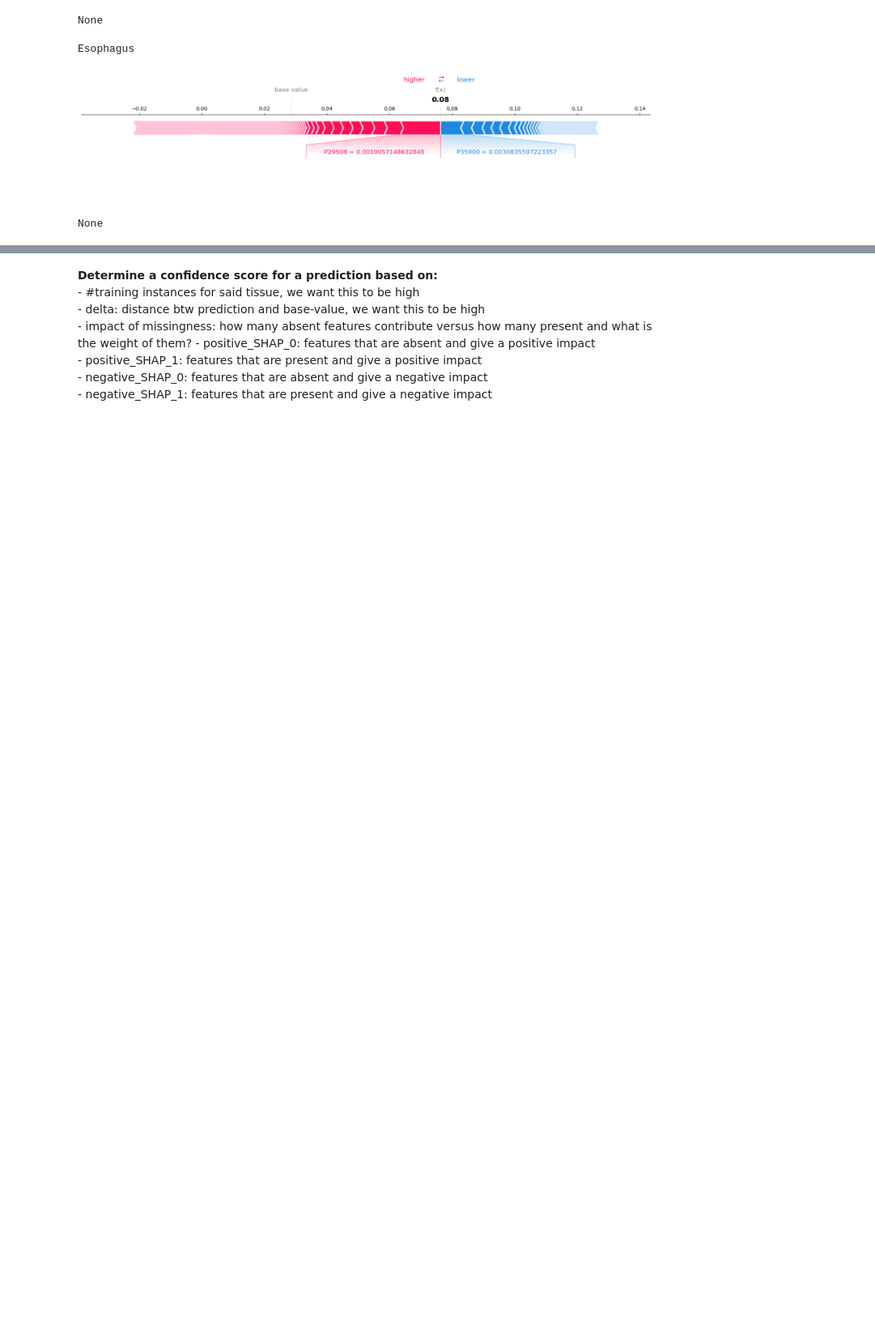
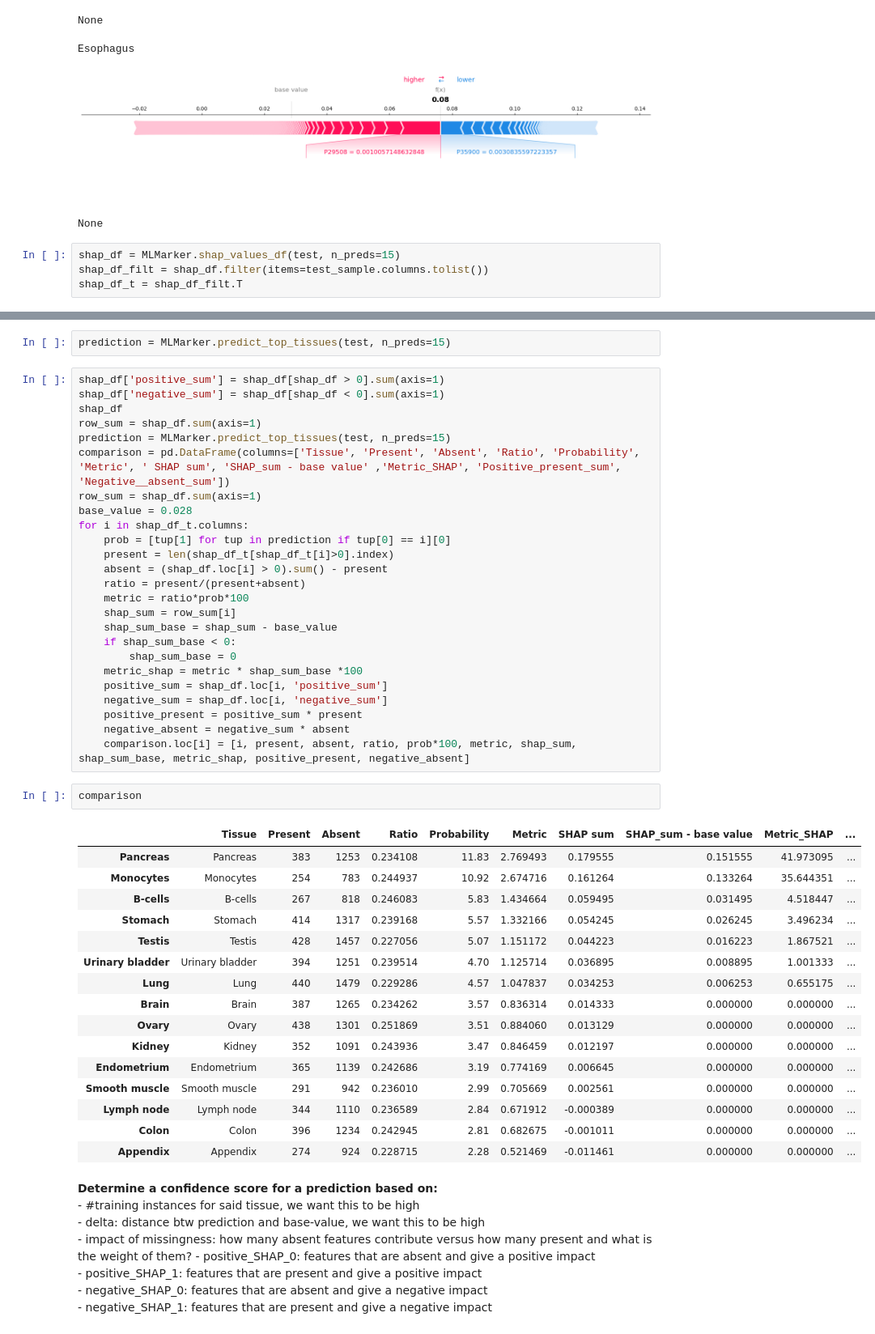
Before and after one commit to TineClaeys/MLMarker, a Jupyter notebook: test_notebook.ipynb, the cells around one changed output, grey strips where cells are left out. Shown at 81% size. Saved outputs shown, nothing was run; the diff lists cells and outputs as text; blank space fills up the shorter version.

Commit message:
Updated model and adjusted SHAP values

```diff
--- a/test_notebook.ipynb
+++ b/test_notebook.ipynb
@@ -95,3 +96,7 @@ None
 Esophagus
 [figure]
 None
+# %%
+shap_df = MLMarker.shap_values_df(test, n_preds=15)
+shap_df_filt = shap_df.filter(items=test_sample.columns.tolist())
+shap_df_t = shap_df_filt.T
@@ -98,3 +124,49 @@ None
+# %%
+prediction = MLMarker.predict_top_tissues(test, n_preds=15)
+# %%
+shap_df['positive_sum'] = shap_df[shap_df > 0].sum(axis=1)
+shap_df['negative_sum'] = shap_df[shap_df < 0].sum(axis=1)
+shap_df
+row_sum = shap_df.sum(axis=1)
+prediction = MLMarker.predict_top_tissues(test, n_preds=15)
+comparison = pd.DataFrame(columns=['Tissue', 'Present', 'Absent', 'Ratio', 'Probability', 'Metric', ' SHAP sum', 'SHAP_sum - base value' ,'Metric_SHAP', 'Positive_present_sum', 'Negative__absent_sum'])
+row_sum = shap_df.sum(axis=1)
+base_value = 0.028
+for i in shap_df_t.columns:
+    prob = [tup[1] for tup in prediction if tup[0] == i][0]
+    present = len(shap_df_t[shap_df_t[i]>0].index)
+    absent = (shap_df.loc[i] > 0).sum() - present
+    ratio = present/(present+absent)
+    metric = ratio*prob*100
+    shap_sum = row_sum[i]
+    shap_sum_base = shap_sum - base_value
+    if shap_sum_base < 0:
+        shap_sum_base = 0
+    metric_shap = metric * shap_sum_base *100
+    positive_sum = shap_df.loc[i, 'positive_sum']
+    negative_sum = shap_df.loc[i, 'negative_sum']
+    positive_present = positive_sum * present
+    negative_absent = negative_sum * absent
+    comparison.loc[i] = [i, present, absent, ratio, prob*100, metric, shap_sum,  shap_sum_base, metric_shap, positive_present, negative_absent]
+# %%
+comparison
+# %% [output]
+|  | Tissue | Present | Absent | Ratio | Probability | Metric | SHAP sum | SHAP_sum - base value | Metric_SHAP | ... |
+| Pancreas | Pancreas | 383 | 1253 | 0.234108 | 11.83 | 2.769493 | 0.179555 | 0.151555 | 41.973095 | ... |
+| Monocytes | Monocytes | 254 | 783 | 0.244937 | 10.92 | 2.674716 | 0.161264 | 0.133264 | 35.644351 | ... |
+| B-cells | B-cells | 267 | 818 | 0.246083 | 5.83 | 1.434664 | 0.059495 | 0.031495 | 4.518447 | ... |
+| Stomach | Stomach | 414 | 1317 | 0.239168 | 5.57 | 1.332166 | 0.054245 | 0.026245 | 3.496234 | ... |
+| Testis | Testis | 428 | 1457 | 0.227056 | 5.07 | 1.151172 | 0.044223 | 0.016223 | 1.867521 | ... |
+| Urinary bladder | Urinary bladder | 394 | 1251 | 0.239514 | 4.70 | 1.125714 | 0.036895 | 0.008895 | 1.001333 | ... |
+| Lung | Lung | 440 | 1479 | 0.229286 | 4.57 | 1.047837 | 0.034253 | 0.006253 | 0.655175 | ... |
+| Brain | Brain | 387 | 1265 | 0.234262 | 3.57 | 0.836314 | 0.014333 | 0.000000 | 0.000000 | ... |
+| Ovary | Ovary | 438 | 1301 | 0.251869 | 3.51 | 0.884060 | 0.013129 | 0.000000 | 0.000000 | ... |
+| Kidney | Kidney | 352 | 1091 | 0.243936 | 3.47 | 0.846459 | 0.012197 | 0.000000 | 0.000000 | ... |
+| Endometrium | Endometrium | 365 | 1139 | 0.242686 | 3.19 | 0.774169 | 0.006645 | 0.000000 | 0.000000 | ... |
+| Smooth muscle | Smooth muscle | 291 | 942 | 0.236010 | 2.99 | 0.705669 | 0.002561 | 0.000000 | 0.000000 | ... |
+| Lymph node | Lymph node | 344 | 1110 | 0.236589 | 2.84 | 0.671912 | -0.000389 | 0.000000 | 0.000000 | ... |
+| Colon | Colon | 396 | 1234 | 0.242945 | 2.81 | 0.682675 | -0.001011 | 0.000000 | 0.000000 | ... |
+| Appendix | Appendix | 274 | 924 | 0.228715 | 2.28 | 0.521469 | -0.011461 | 0.000000 | 0.000000 | ... |
 # %% [markdown]
 **Determine a confidence score for a prediction based on:** <br>
     - #training instances for said tissue, we want this to be high <br>
```
Also changed, not shown: parts of 7 cells of this notebook, 18 other files.
